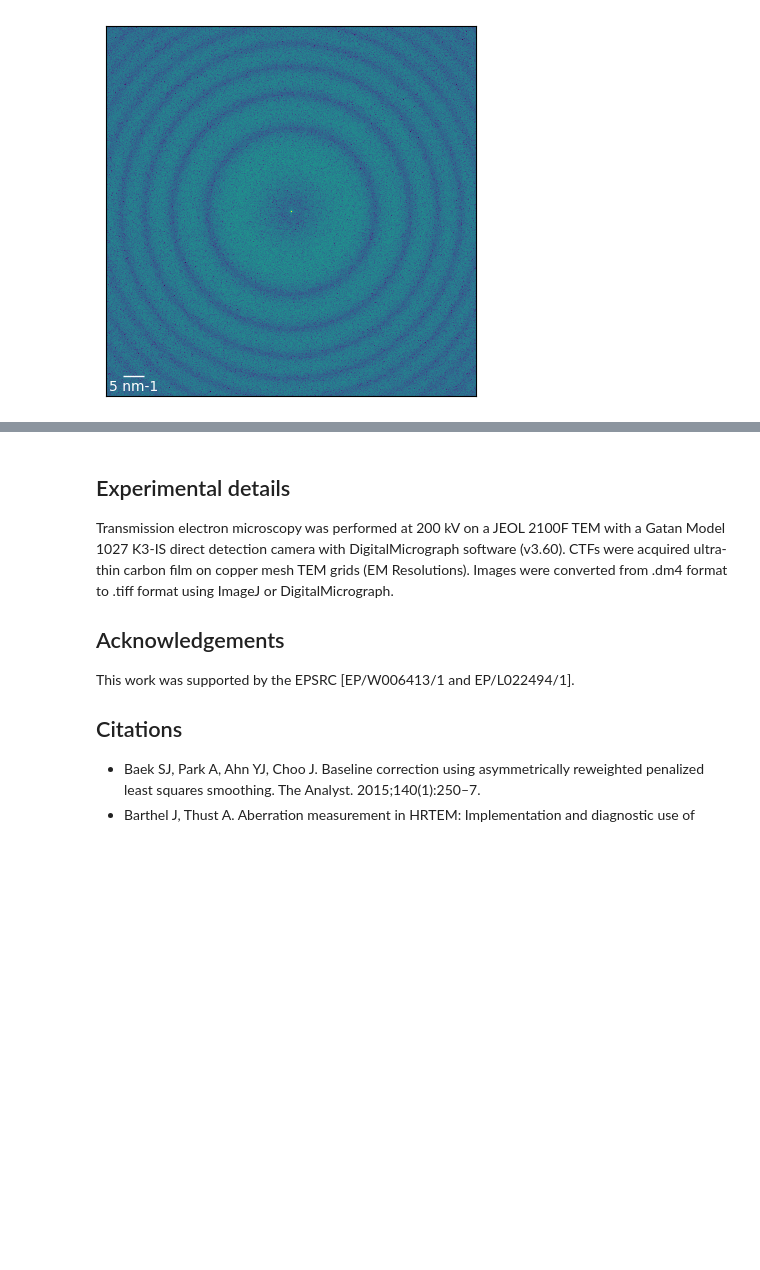
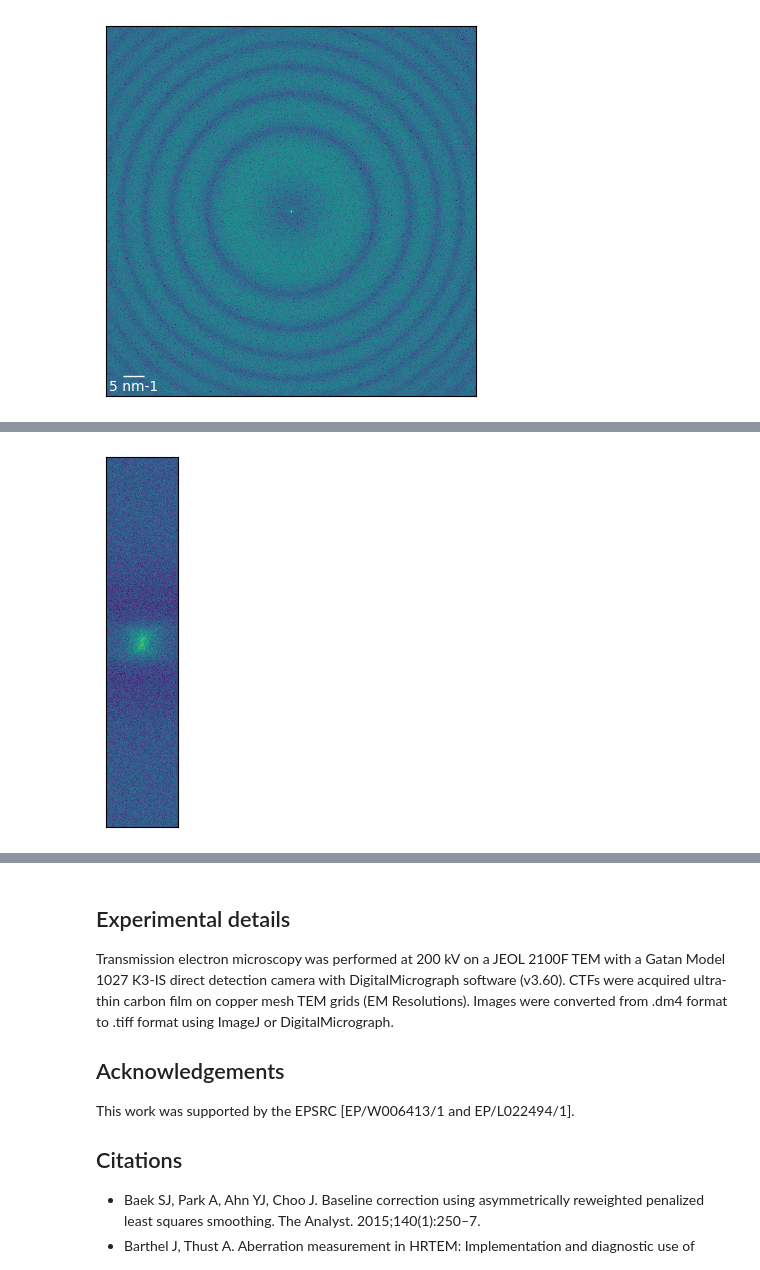
Before and after one commit to benweare/pyCTF, a Jupyter notebook: pyCTF_examples.ipynb, the cells around one changed output, grey strips where cells are left out. Saved outputs shown, nothing was run; the diff lists cells and outputs as text; code cells hidden in the pictures; blank space fills up the shorter version.

```diff
--- a/pyCTF_examples.ipynb
+++ b/pyCTF_examples.ipynb
@@ -294,0 +341,7 @@ Fourier transforms can also be performed on each slice in a stack of images, or
+# %%
+img = np.rot90( FFT3D, k=1, axes=(1, 2) )
+img = np.sum( img[:,:,:], 2 )
+
+show_image( img )
+# %% [output]
+[figure, added]
```
Also changed, not shown: parts of 9 cells of this notebook, 2 other files.
